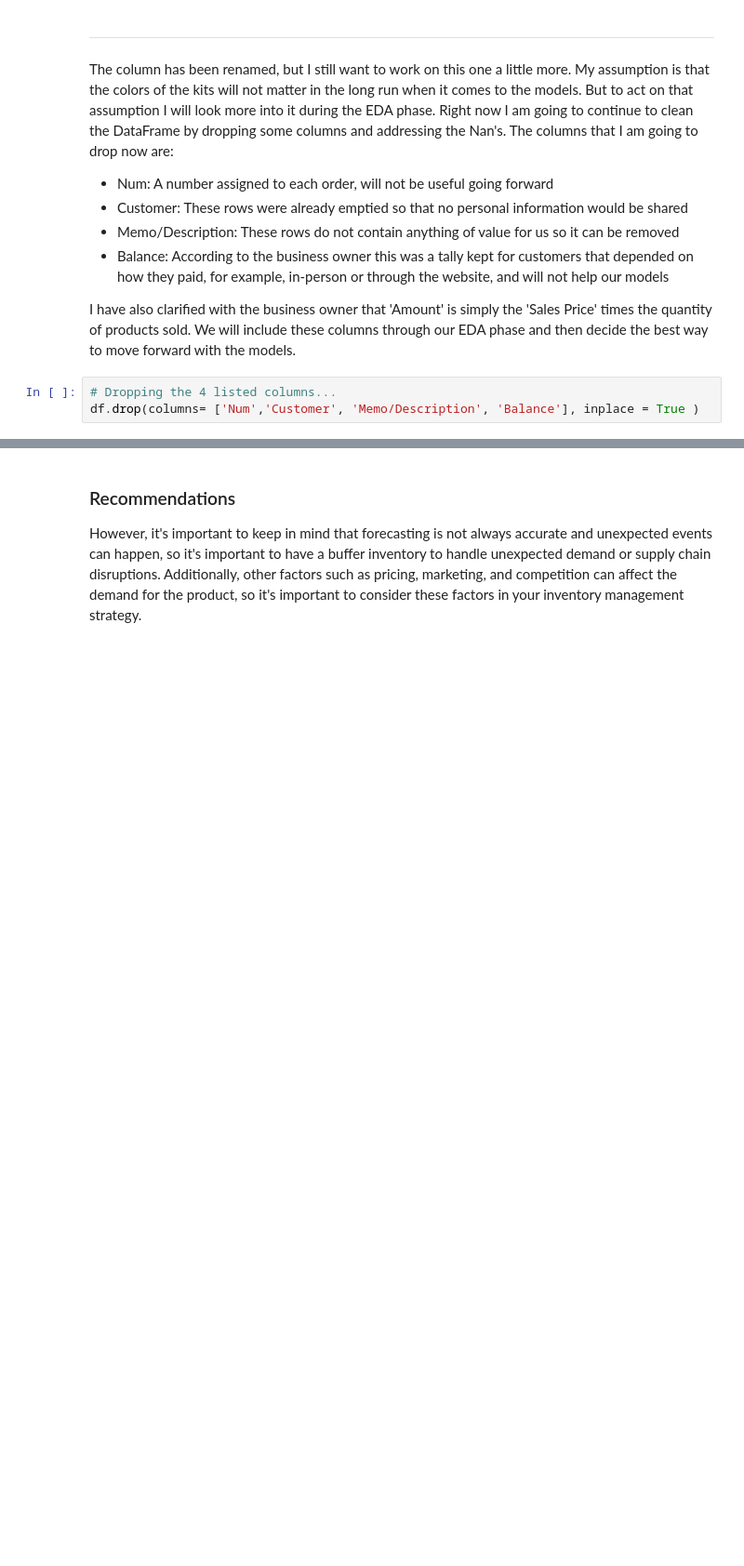
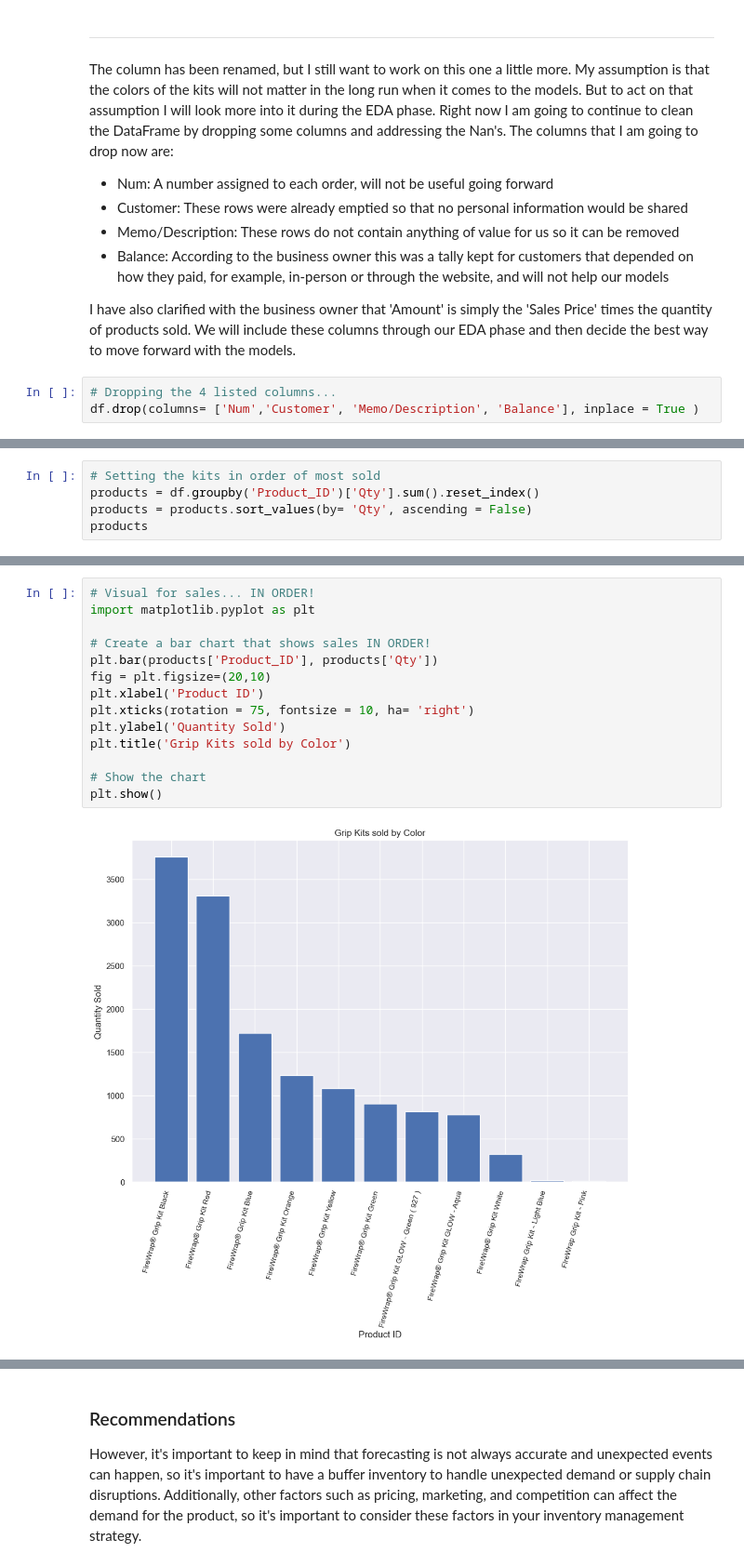
Before and after one commit to DtonesOD1/Capstone, a Jupyter notebook: Capstone.ipynb, the cells around one changed output, grey strips where cells are left out. Shown at 93% size. Cells and saved outputs as stored; diff of their text form; blank space fills up the shorter version.

```diff
--- a/Capstone.ipynb
+++ b/Capstone.ipynb
@@ -230,0 +803,5 @@ df.head()
+# %%
+# Setting the kits in order of most sold
+products = df.groupby('Product_ID')['Qty'].sum().reset_index()
+products = products.sort_values(by= 'Qty', ascending = False)
+products
@@ -230,0 +821,16 @@ df.head()
+# %%
+# Visual for sales... IN ORDER!
+import matplotlib.pyplot as plt
+
+# Create a bar chart that shows sales IN ORDER!
+plt.bar(products['Product_ID'], products['Qty'])
+fig = plt.figsize=(20,10)
+plt.xlabel('Product ID')
+plt.xticks(rotation = 75, fontsize = 10, ha= 'right')
+plt.ylabel('Quantity Sold')
+plt.title('Grip Kits sold by Color')
+
+# Show the chart
+plt.show()
+# %% [output]
+[figure, added]
```
Also changed, not shown: parts of 113 cells of this notebook.
